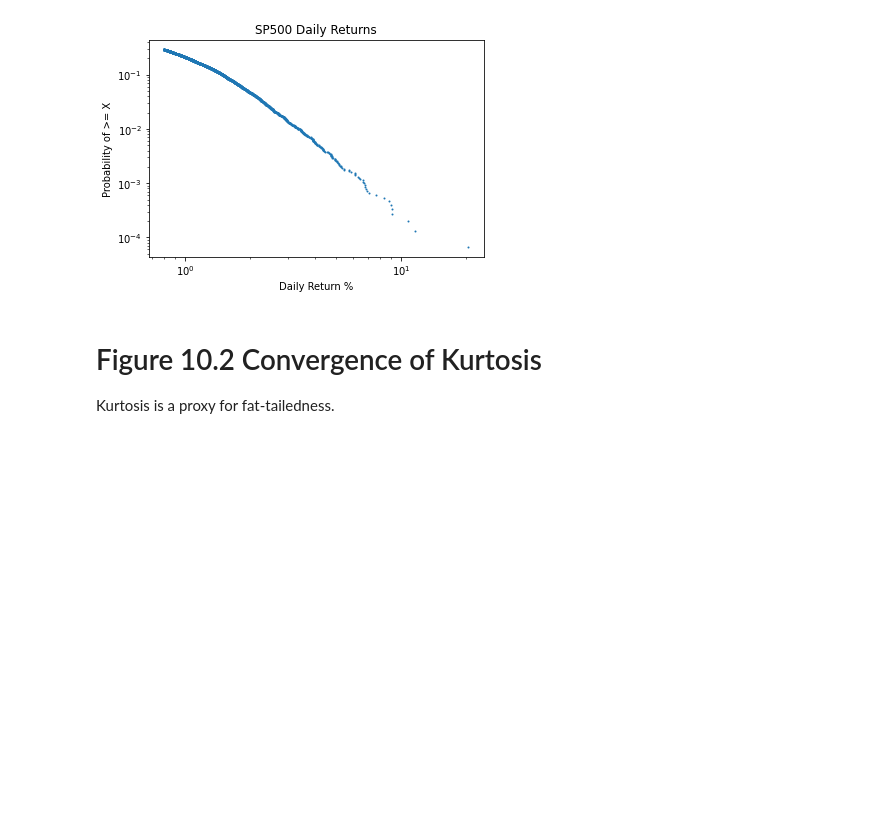
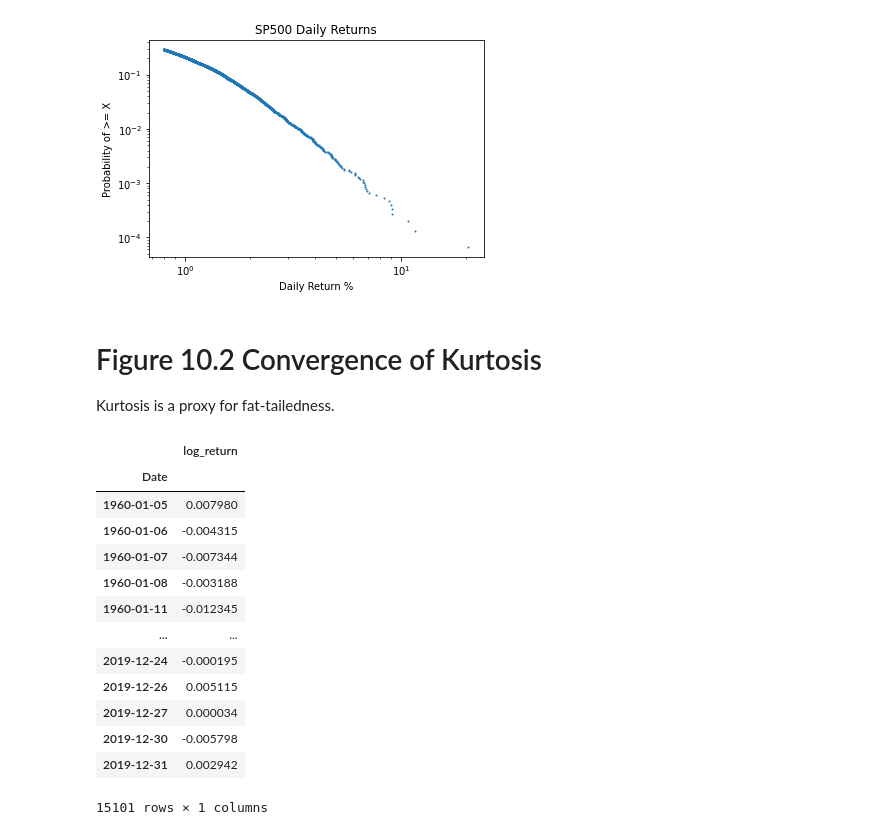
Before and after one commit to FergM/fattails, a Jupyter notebook: notebooks/NB37 - Diagnosing the SP500.ipynb, the cells around one changed output. Cells and saved outputs as stored; diff of their text form; code cells hidden in the pictures; blank space fills up the shorter version.

```diff
--- a/notebooks/NB37 - Diagnosing the SP500.ipynb
+++ b/notebooks/NB37 - Diagnosing the SP500.ipynb
@@ -146 +138,19 @@ def calculate_kurtosis(granularity):
+# %%
+df = log_returns.rename('log_return').to_frame()
+df
+# %% [output]
+|  | log_return |
+| Date |  |
+| 1960-01-05 | 0.007980 |
+| 1960-01-06 | -0.004315 |
+| 1960-01-07 | -0.007344 |
+| 1960-01-08 | -0.003188 |
+| 1960-01-11 | -0.012345 |
+| ... | ... |
+| 2019-12-24 | -0.000195 |
+| 2019-12-26 | 0.005115 |
+| 2019-12-27 | 0.000034 |
+| 2019-12-30 | -0.005798 |
+| 2019-12-31 | 0.002942 |
+15101 rows × 1 columns
 # %%
```
Also changed, not shown: parts of 7 cells of this notebook.
